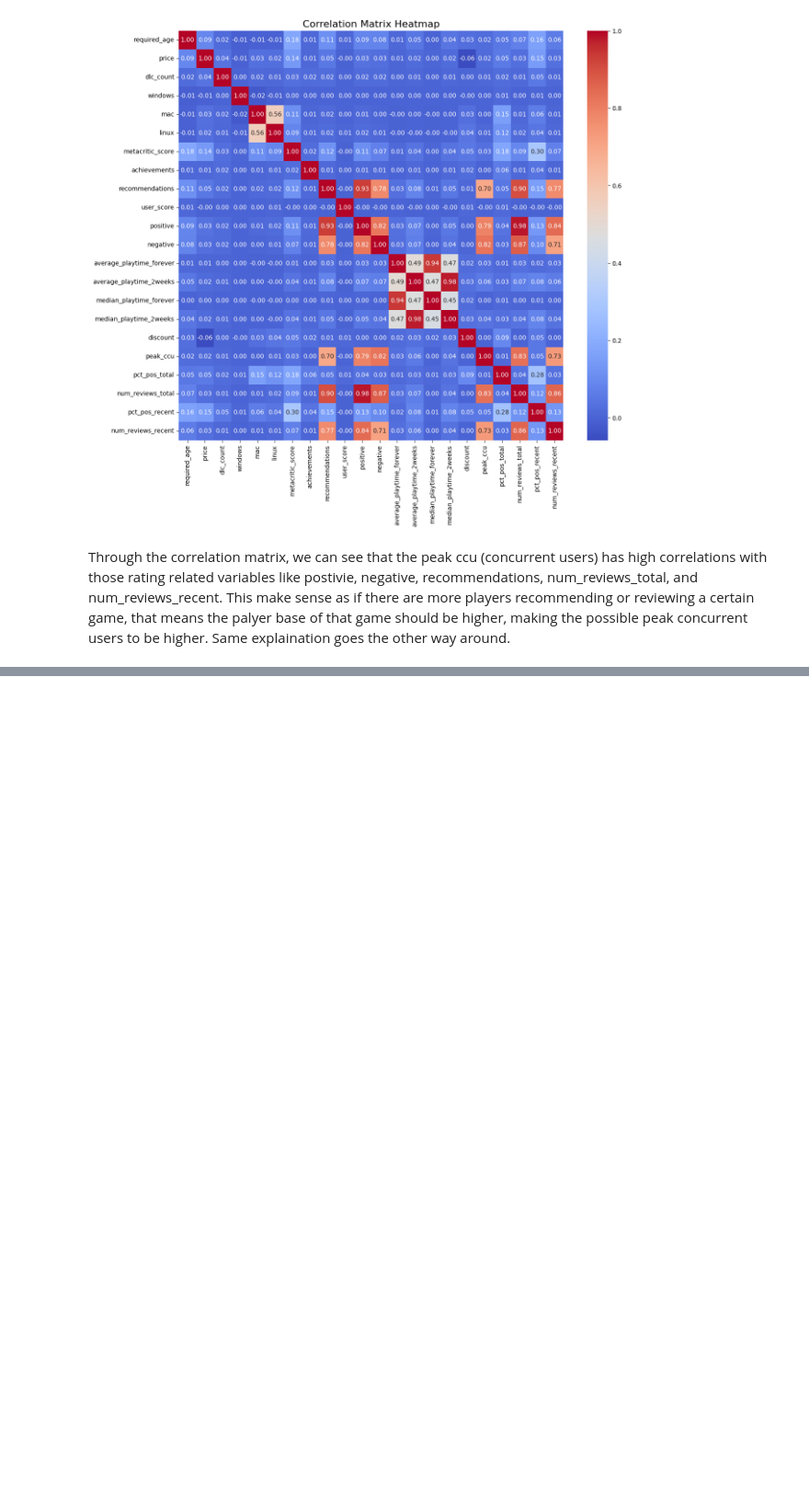
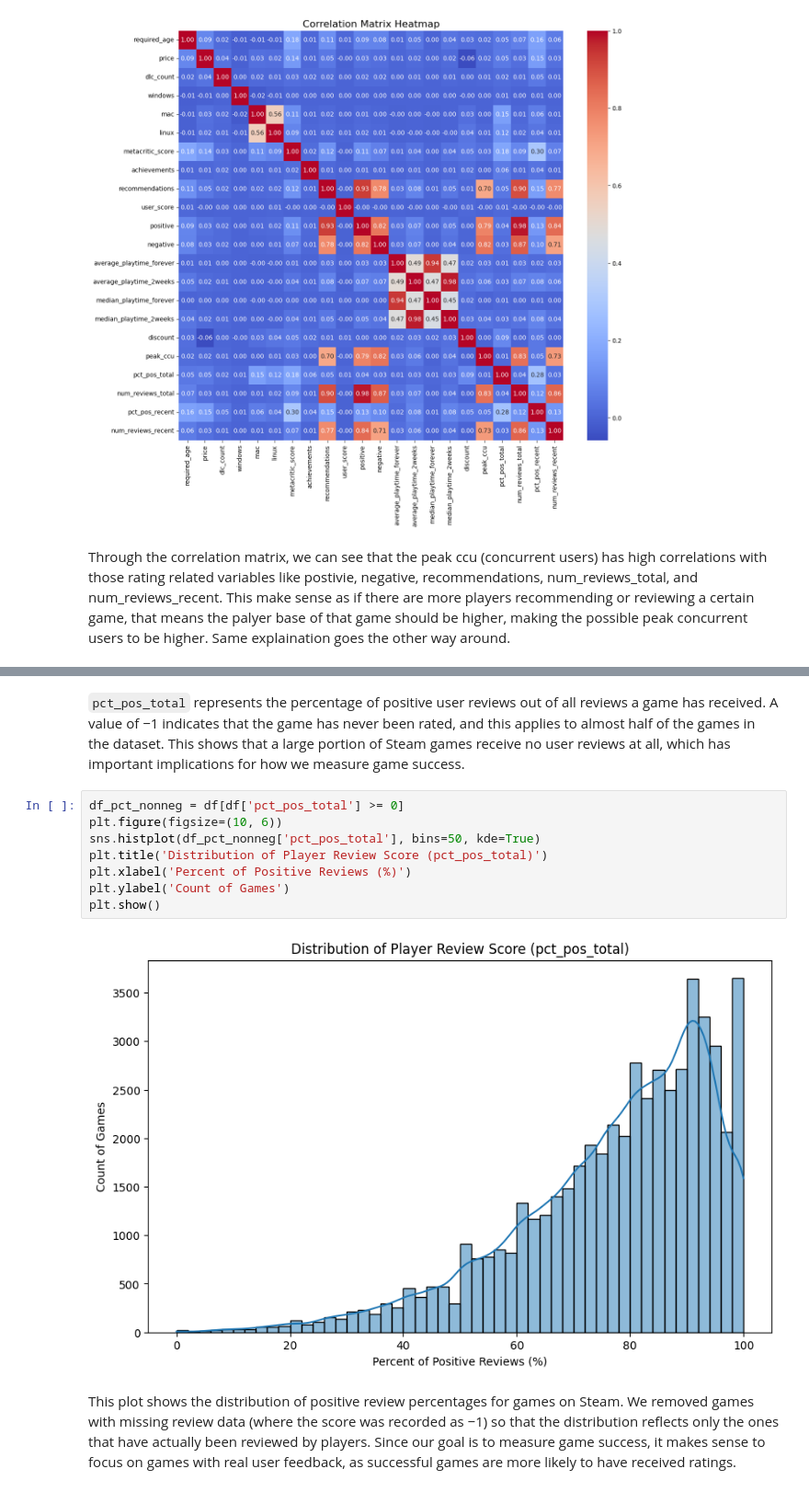
Before and after one commit to oscartsai2620/STAT315_Final, a Jupyter notebook: project.ipynb, the cells around one changed output, grey strips where cells are left out. Shown at 92% size. Saved outputs shown, nothing was run; the diff lists cells and outputs as text; blank space fills up the shorter version.

```diff
--- a/project.ipynb
+++ b/project.ipynb
@@ -185,0 +244,14 @@ Through the correlation matrix, we can see that the peak ccu (concurrent users)
+# %% [markdown]
+`pct_pos_total` represents the percentage of positive user reviews out of all reviews a game has received. A value of −1 indicates that the game has never been rated, and this applies to almost half of the games in the dataset. This shows that a large portion of Steam games receive no user reviews at all, which has important implications for how we measure game success.
+# %%
+df_pct_nonneg = df[df['pct_pos_total'] >= 0]
+plt.figure(figsize=(10, 6))
+sns.histplot(df_pct_nonneg['pct_pos_total'], bins=50, kde=True)
+plt.title('Distribution of Player Review Score (pct_pos_total)')
+plt.xlabel('Percent of Positive Reviews (%)')
+plt.ylabel('Count of Games')
+plt.show()
+# %% [output]
+[figure, added]
+# %% [markdown]
+This plot shows the distribution of positive review percentages for games on Steam. We removed games with missing review data (where the score was recorded as −1) so that the distribution reflects only the ones that have actually been reviewed by players. Since our goal is to measure game success, it makes sense to focus on games with real user feedback, as successful games are more likely to have received ratings.
```
Also changed, not shown: parts of 7 cells of this notebook.
